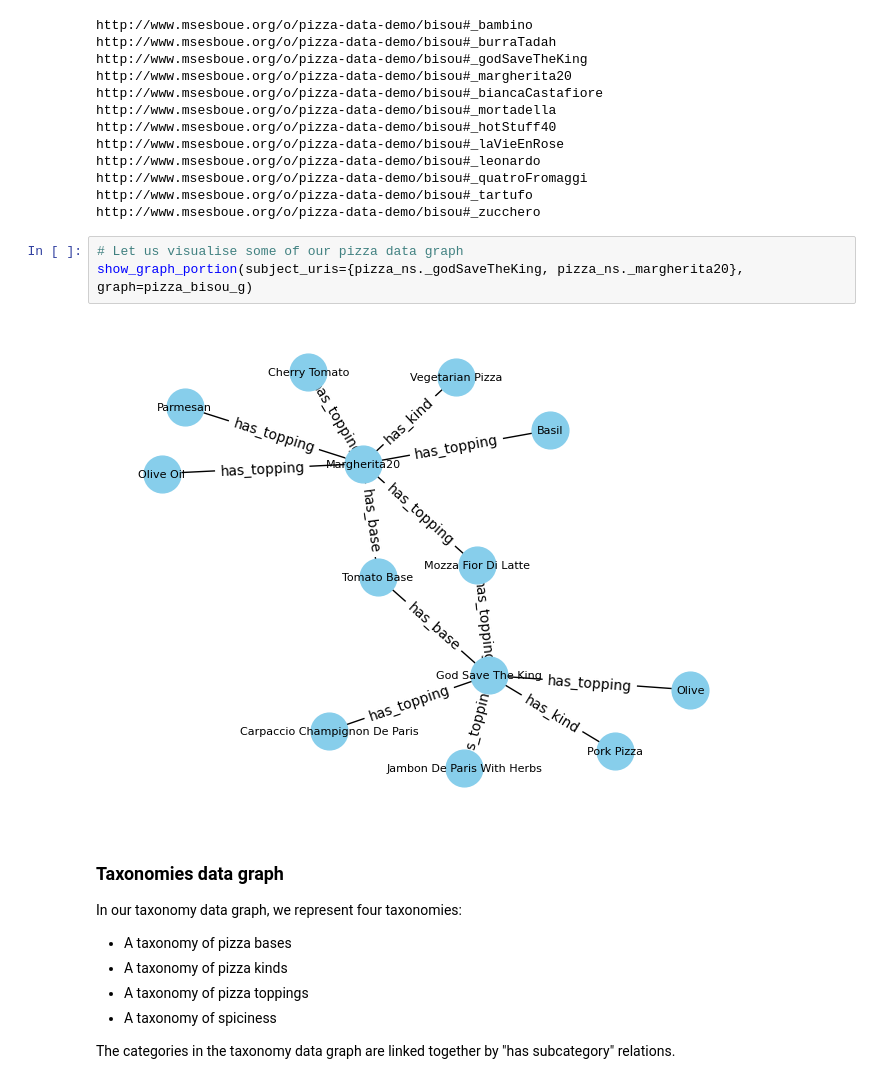
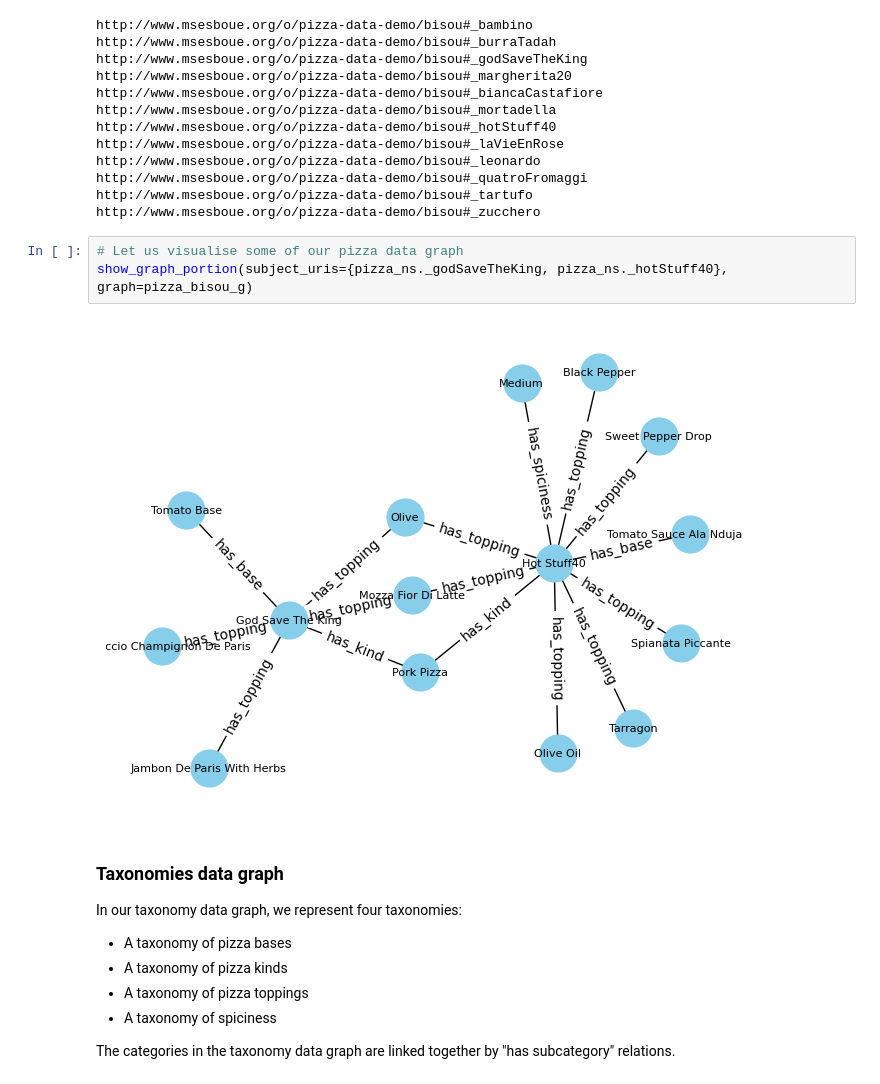
Before and after one commit to msesboue/ir-ontology, a Jupyter notebook: examples/pizza_bisou_demo.ipynb, the cells around one changed output. Cells and saved outputs as stored; diff of their text form.

```diff
--- a/examples/pizza_bisou_demo.ipynb
+++ b/examples/pizza_bisou_demo.ipynb
@@ -115,9 +112,9 @@ http://www.msesboue.org/o/pizza-data-demo/bisou#_tartufo
 http://www.msesboue.org/o/pizza-data-demo/bisou#_zucchero
 # %%
 # Let us visualise some of our pizza data graph
-show_graph_portion(subject_uris={pizza_ns._godSaveTheKing, pizza_ns._margherita20}, graph=pizza_bisou_g)
+show_graph_portion(subject_uris={pizza_ns._godSaveTheKing, pizza_ns._hotStuff40}, graph=pizza_bisou_g)
 # %% [output]
-[figure, old version]
+[figure, new version]
 # %% [markdown]
 ### Taxonomies data graph
 
```
Also changed, not shown: parts of 30 cells of this notebook, 16 other files.
